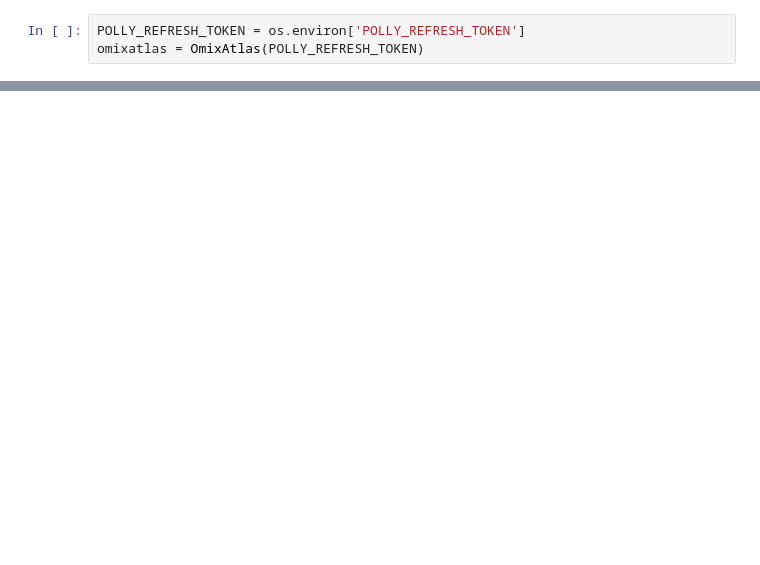
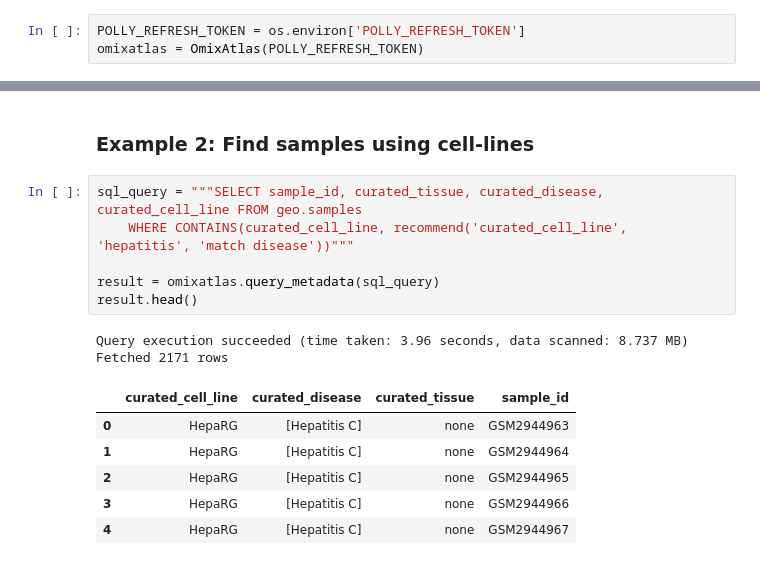
Before and after one commit to ElucidataInc/polly-python, a Jupyter notebook: Discover/ontology_recommendations_disease_tissue.ipynb, the cells around one changed output, grey strips where cells are left out. Saved outputs shown, nothing was run; the diff lists cells and outputs as text; blank space fills up the shorter version.

```diff
--- a/Discover/ontology_recommendations_disease_tissue.ipynb
+++ b/Discover/ontology_recommendations_disease_tissue.ipynb
@@ -278,0 +284,17 @@ Fetched 77 rows
+# %% [markdown]
+### Example 2: Find samples using cell-lines
+# %%
+sql_query = """SELECT sample_id, curated_tissue, curated_disease, curated_cell_line FROM geo.samples
+    WHERE CONTAINS(curated_cell_line, recommend('curated_cell_line', 'hepatitis', 'match disease'))"""
+
+result = omixatlas.query_metadata(sql_query)
+result.head()
+# %% [output]
+Query execution succeeded (time taken: 3.96 seconds, data scanned: 8.737 MB)
+Fetched 2171 rows
+|  | curated_cell_line | curated_disease | curated_tissue | sample_id |
+| 0 | HepaRG | [Hepatitis C] | none | GSM2944963 |
+| 1 | HepaRG | [Hepatitis C] | none | GSM2944964 |
+| 2 | HepaRG | [Hepatitis C] | none | GSM2944965 |
+| 3 | HepaRG | [Hepatitis C] | none | GSM2944966 |
+| 4 | HepaRG | [Hepatitis C] | none | GSM2944967 |
```
Also changed, not shown: parts of 58 cells of this notebook.
